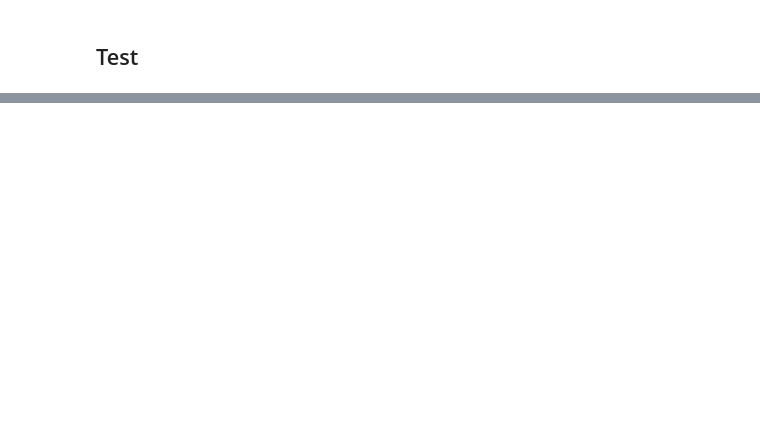
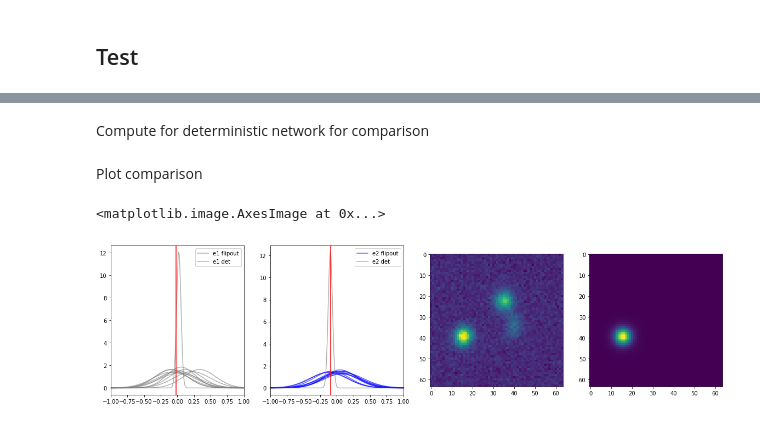
Before and after one commit to BastienArcelin/parameter_estimation, a Jupyter notebook: notebooks/parameter_estimation/COSMOS simulation - Variational Inference - blended galaxies - v1 - (e1.e2) Blend + PSF + coord.ipynb, the cells around one changed output, grey strips where cells are left out. Drawn from its saved outputs; the diff is of its cells as text; code cells hidden in the pictures; blank space fills up the shorter version.

```diff
--- a/notebooks/parameter_estimation/COSMOS simulation - Variational Inference - blended galaxies - v1 - (e1.e2) Blend + PSF + coord.ipynb
+++ b/notebooks/parameter_estimation/COSMOS simulation - Variational Inference - blended galaxies - v1 - (e1.e2) Blend + PSF + coord.ipynb
@@ -572,0 +388,46 @@ axes[0].legend()
+# %%
+out = net_flipout([tf.cast(test_data[0], tf.float32), tf.cast(test_data[1], tf.float32)])
+# %%
+means_e1 = K.get_value(out.mean())[:,0]
+stddevs_e1 = K.get_value(out.stddev())[:,0]
+means_e2 = K.get_value(out.mean())[:,1]
+stddevs_e2 = K.get_value(out.stddev())[:,1]
+# %% [markdown]
+Compute for deterministic network for comparison
+# %%
+out_det = net_wo_ls([tf.cast(test_data[0][:128], tf.float32), tf.cast(test_data[1][:128], tf.float32)])
+means_e1_det = K.get_value(out_det.mean())[:,0]
+stddevs_e1_det = K.get_value(out_det.stddev())[:,0]
+means_e2_det = K.get_value(out_det.mean())[:,1]
+stddevs_e2_det = K.get_value(out_det.stddev())[:,1]
+# %% [markdown]
+Plot comparison
+# %%
+image_nb = 1
+
+fig, axes = plt.subplots(1, 4, figsize=(20, 5))
+x = np.linspace(-1,5, 1000)
+
+for i in range (n):
+    if i == (n-1):
+        axes[0].plot(x, (1/(stddevs_e1[image_nb+i*batch_size]*np.sqrt(2*np.pi))*np.exp(-np.square(x-means_e1[image_nb+i*batch_size])/(2*stddevs_e1[image_nb+i*batch_size]**2))), color = 'grey', alpha = 0.6, label = 'e1 flipout')
+        axes[1].plot(x, (1/(stddevs_e2[image_nb+i*batch_size]*np.sqrt(2*np.pi))*np.exp(-np.square(x-means_e2[image_nb+i*batch_size])/(2*stddevs_e2[image_nb+i*batch_size]**2))), color = 'b', alpha = 0.6, label= 'e2 flipout')
+    else:
+        axes[0].plot(x, (1/(stddevs_e1[image_nb+i*batch_size]*np.sqrt(2*np.pi))*np.exp(-np.square(x-means_e1[image_nb+i*batch_size])/(2*stddevs_e1[image_nb+i*batch_size]**2))), color = 'grey', alpha = 0.6)
+        axes[1].plot(x, (1/(stddevs_e2[image_nb+i*batch_size]*np.sqrt(2*np.pi))*np.exp(-np.square(x-means_e2[image_nb+i*batch_size])/(2*stddevs_e2[image_nb+i*batch_size]**2))), color = 'b', alpha = 0.6)
+
+axes[0].plot(x, (1/(stddevs_e1_det[image_nb]*np.sqrt(2*np.pi))*np.exp(-np.square(x-means_e1_det[image_nb])/(2*stddevs_e1_det[image_nb]**2))), color = 'grey', alpha = 0.6 , label = 'e1 det')
+axes[0].axvline(test_labels[image_nb,0], color = 'r')
+axes[0].set_xlim(-1,1)
+axes[0].legend()
+
+axes[1].plot(x, (1/(stddevs_e2_det[image_nb]*np.sqrt(2*np.pi))*np.exp(-np.square(x-means_e2_det[image_nb])/(2*stddevs_e2_det[image_nb]**2))), color = 'grey', alpha = 0.6 , label = 'e2 det')
+axes[1].axvline(test_labels[image_nb,1], color = 'r')
+axes[1].set_xlim(-1,1)
+axes[1].legend()
+
+axes[2].imshow(test_data[0][image_nb,:,:,2])
+axes[3].imshow(test_data[1][image_nb,:,:,2])
+# %% [output]
+<matplotlib.image.AxesImage at 0x...>
+[figure, added]
```
Also changed, not shown: parts of 43 cells of this notebook, 14 other files.
